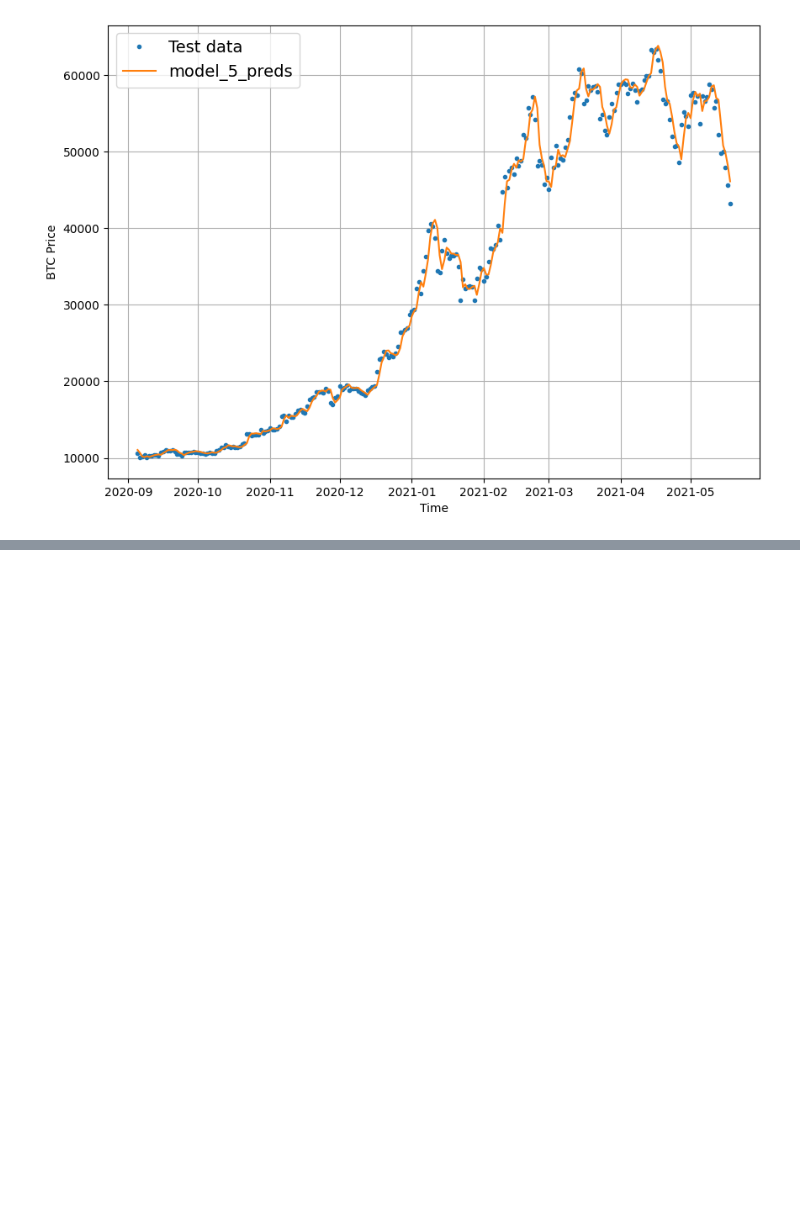
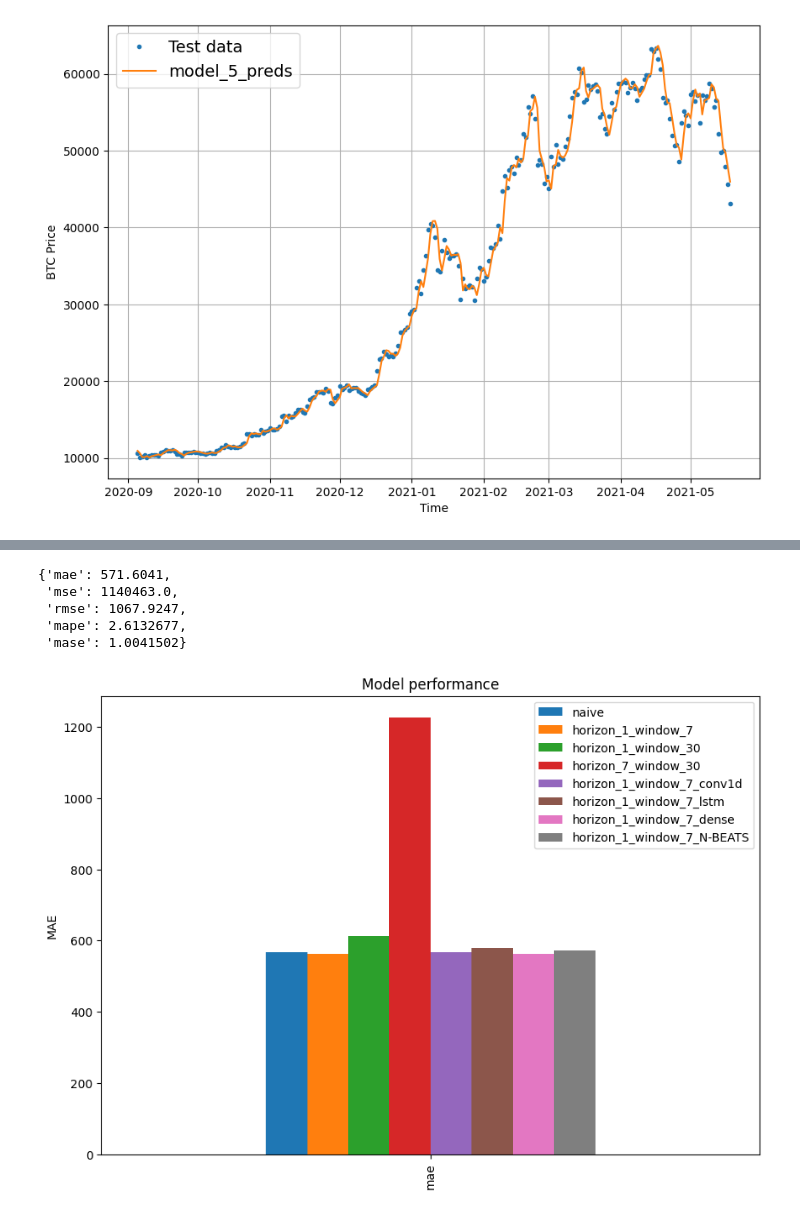
Before and after one commit to miller00315/ia_studies, a Jupyter notebook: time_series_forecasting_with_tensor_flow.ipynb, the cells around one changed output, grey strips where cells are left out. Cells and saved outputs as stored; diff of their text form; code cells hidden in the pictures; blank space fills up the shorter version.

```diff
--- a/time_series_forecasting_with_tensor_flow.ipynb
+++ b/time_series_forecasting_with_tensor_flow.ipynb
@@ -1238,0 +1715,5 @@ plt.legend(bbox_to_anchor=(1.0, 1.0));
+# %%
+# Make tensors
+
+tensor_1 = tf.range(10) + 10
+tensor_2 = tf.range(10)
@@ -1238,0 +1722,14 @@ plt.legend(bbox_to_anchor=(1.0, 1.0));
+# %%
+# Subtract
+
+subtracted = layers.subtract([tensor_1, tensor_2])
+
+# add
+
+added = layers.add([tensor_1, tensor_2])
+
+# get outputs
+
+print(f"Input tensors: {tensor_1.numpy()} and {tensor_2.numpy()}")
+print(f"Subtracted: {subtracted.numpy()}")
+print(f"Added: {added.numpy()}")
@@ -1238,0 +1835,5 @@ plt.legend(bbox_to_anchor=(1.0, 1.0));
+# %%
+# Make predictions
+model_7_preds = make_preds(model_7, test_dataset)
+
+model_7_preds[:10]
@@ -1238,0 +1845,27 @@ plt.legend(bbox_to_anchor=(1.0, 1.0));
+# %%
+# Evaluate N-BEATS mdoel preds
+
+model_7_results  = evaluate_preds(y_true=y_test,
+                                     y_pred=model_7_preds)
+model_7_results
+# %% [output]
+{'mae': 571.6041,
+ 'mse': 1140463.0,
+ 'rmse': 1067.9247,
+ 'mape': 2.6132677,
+ 'mase': 1.0041502}
+# %%
+pd.DataFrame({"naive": naive_results["mae"],
+              "horizon_1_window_7": model_1_results["mae"],
+              "horizon_1_window_30": model_2_results["mae"],
+              "horizon_7_window_30": model_3_results["mae"],
+              "horizon_1_window_7_conv1d": model_4_results["mae"],
+              "horizon_1_window_7_lstm": model_5_results["mae"],
+              "horizon_1_window_7_dense": model_6_results["mae"],
+              "horizon_1_window_7_N-BEATS": model_7_results["mae"]
+              }, index=["mae"]).plot(kind="bar", figsize=(10, 7))
+plt.title("Model performance")
+plt.ylabel("MAE")
+plt.legend(bbox_to_anchor=(1.0, 1.0));
+# %% [output]
+[figure, added]
```
Also changed, not shown: parts of 89 cells of this notebook.
